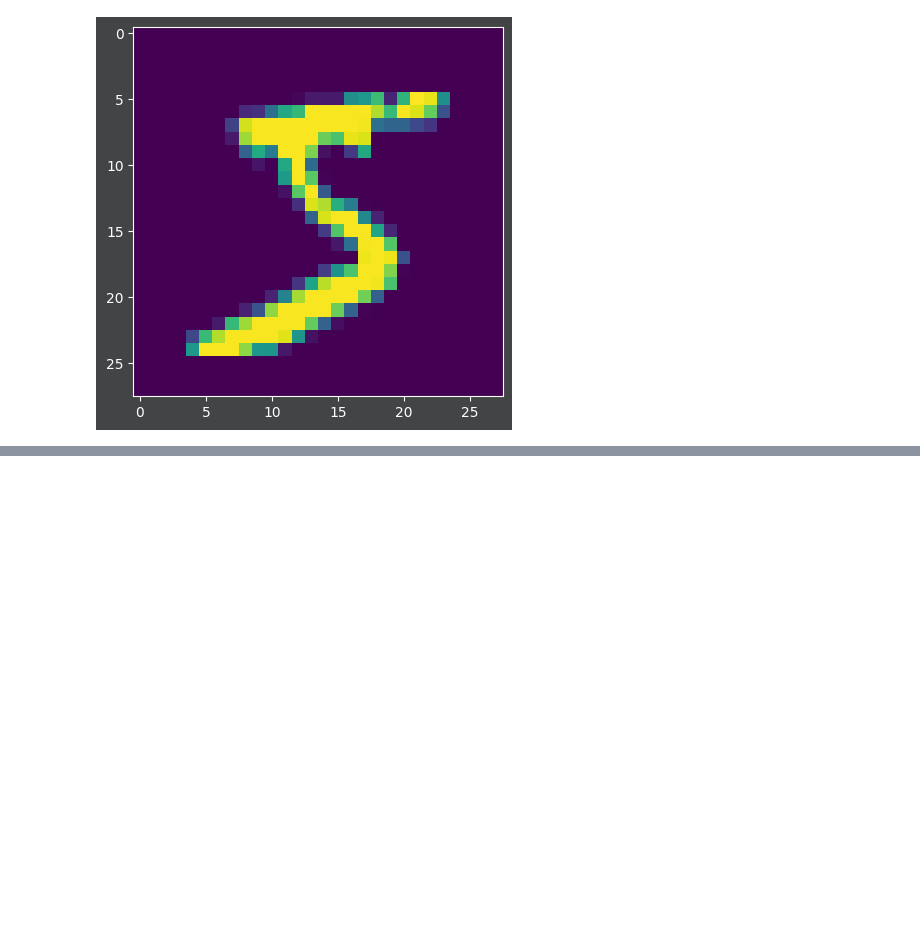
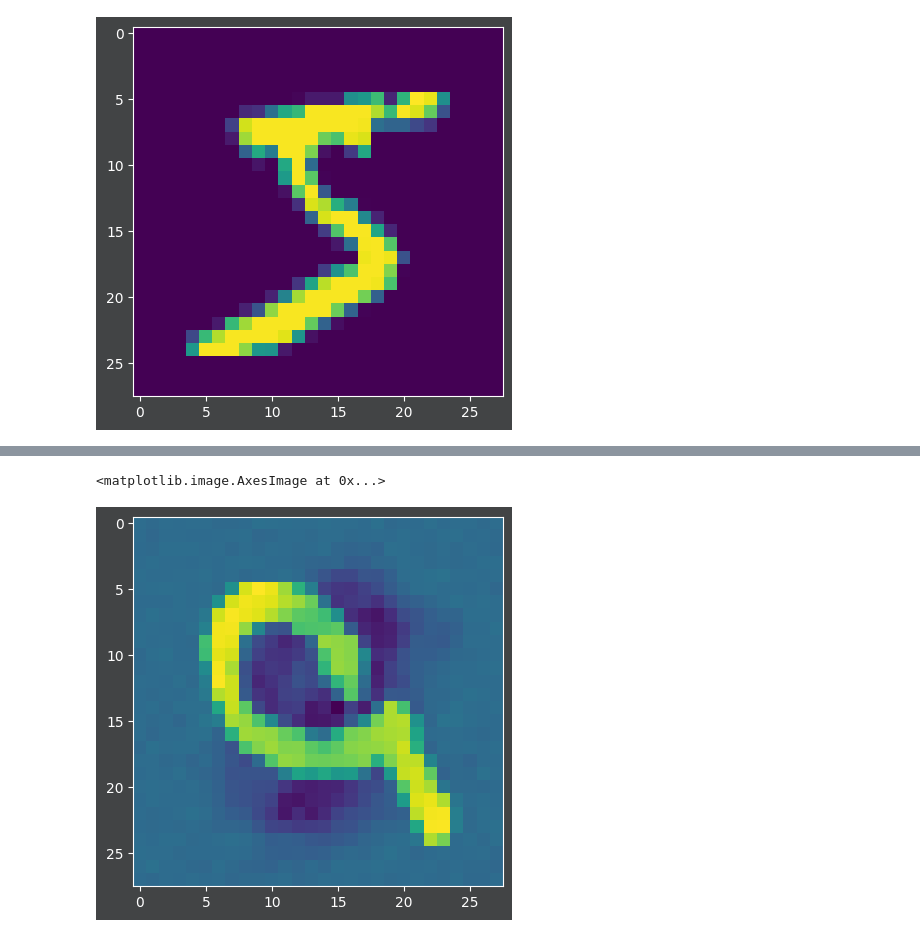
Before and after one commit to bogdankjastrzebski/BayesianDNNTrick, a Jupyter notebook: notebooks/BetterInvertibleNeuralNetworks.ipynb, the cells around one changed output, grey strips where cells are left out. Saved outputs shown, nothing was run; the diff lists cells and outputs as text; code cells hidden in the pictures; blank space fills up the shorter version.

```diff
--- a/BetterInvertibleNeuralNetworks.ipynb
+++ b/notebooks/BetterInvertibleNeuralNetworks.ipynb
@@ -318,0 +314,2 @@ plt.scatter(X[:,0], X[:,1])
+# %%
+Zhat = forward(get_params(opt_state), X)
@@ -318,0 +321,5 @@ plt.scatter(X[:,0], X[:,1])
+# %%
+plt.imshow(Zhat[0, :].reshape(28,28))
+# %% [output]
+<matplotlib.image.AxesImage at 0x...>
+[figure, added]
```
Also changed, not shown: parts of 14 cells of this notebook, 2 other files.
